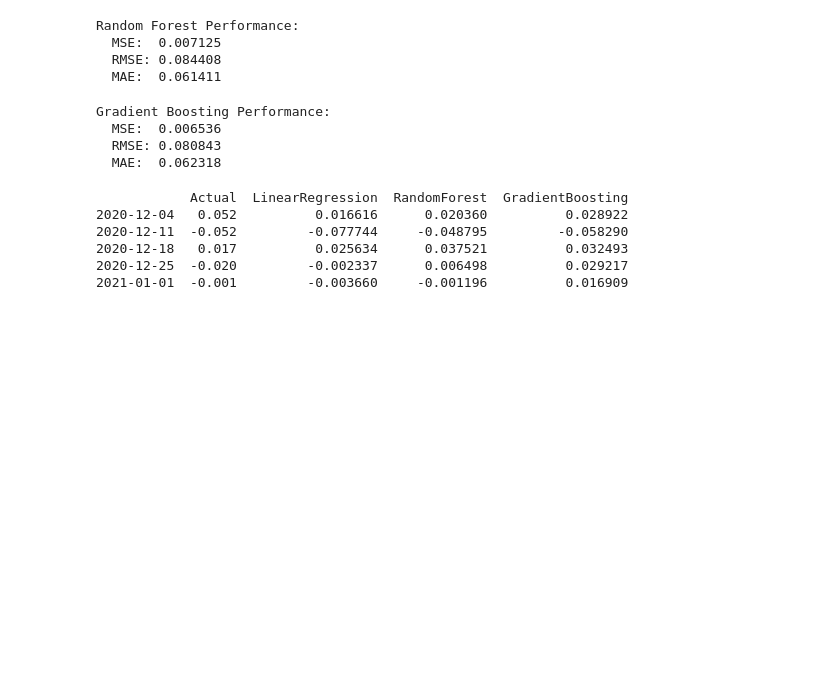
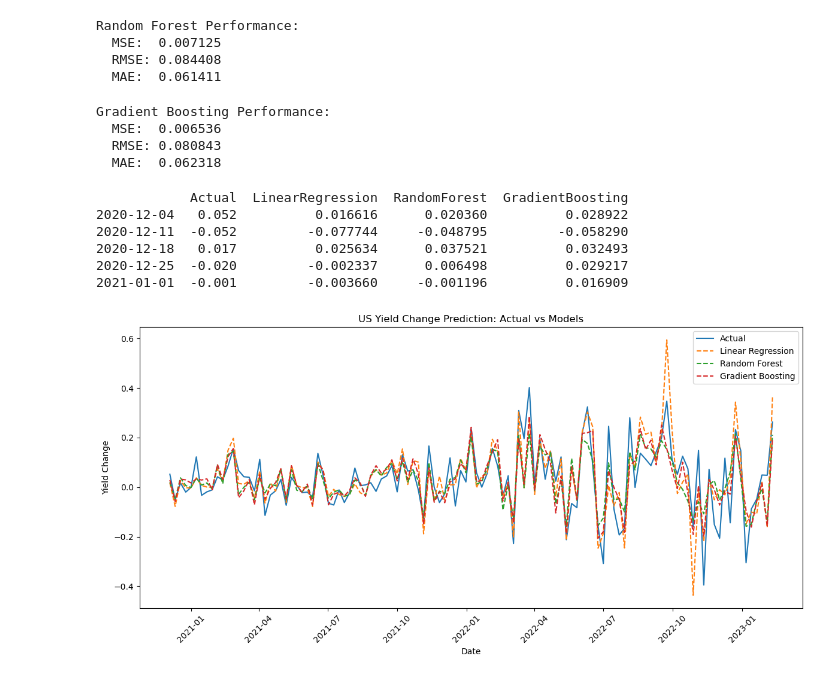
Before and after one commit to melvin-cheng/ECON5210-Final, a Jupyter notebook: testing.ipynb, the cells around one changed output. Saved outputs shown, nothing was run; the diff lists cells and outputs as text; code cells hidden in the pictures; blank space fills up the shorter version.

Commit message:
Added visualization comparing model predictions

```diff
--- a/testing.ipynb
+++ b/testing.ipynb
@@ -348,3 +348,30 @@ print(comparison_df.head())
 2020-12-18   0.017          0.025634      0.037521          0.032493
 2020-12-25  -0.020         -0.002337      0.006498          0.029217
 2021-01-01  -0.001         -0.003660     -0.001196          0.016909
+# %%
+import matplotlib.pyplot as plt
+
+# Combine everything into one DataFrame
+plot_df = y_test.to_frame(name="Actual")
+plot_df["LinearRegression"] = y_pred
+plot_df["RandomForest"] = rf_pred
+plot_df["GradientBoosting"] = gb_pred
+
+# Plot
+plt.figure(figsize=(12,6))
+
+plt.plot(plot_df.index, plot_df["Actual"], label="Actual")
+plt.plot(plot_df.index, plot_df["LinearRegression"], linestyle="--", label="Linear Regression")
+plt.plot(plot_df.index, plot_df["RandomForest"], linestyle="--", label="Random Forest")
+plt.plot(plot_df.index, plot_df["GradientBoosting"], linestyle="--", label="Gradient Boosting")
+
+plt.title("US Yield Change Prediction: Actual vs Models")
+plt.xlabel("Date")
+plt.ylabel("Yield Change")
+plt.legend()
+
+plt.xticks(rotation=45)
+plt.tight_layout()
+plt.show()
+# %% [output]
+[figure, added]
```
